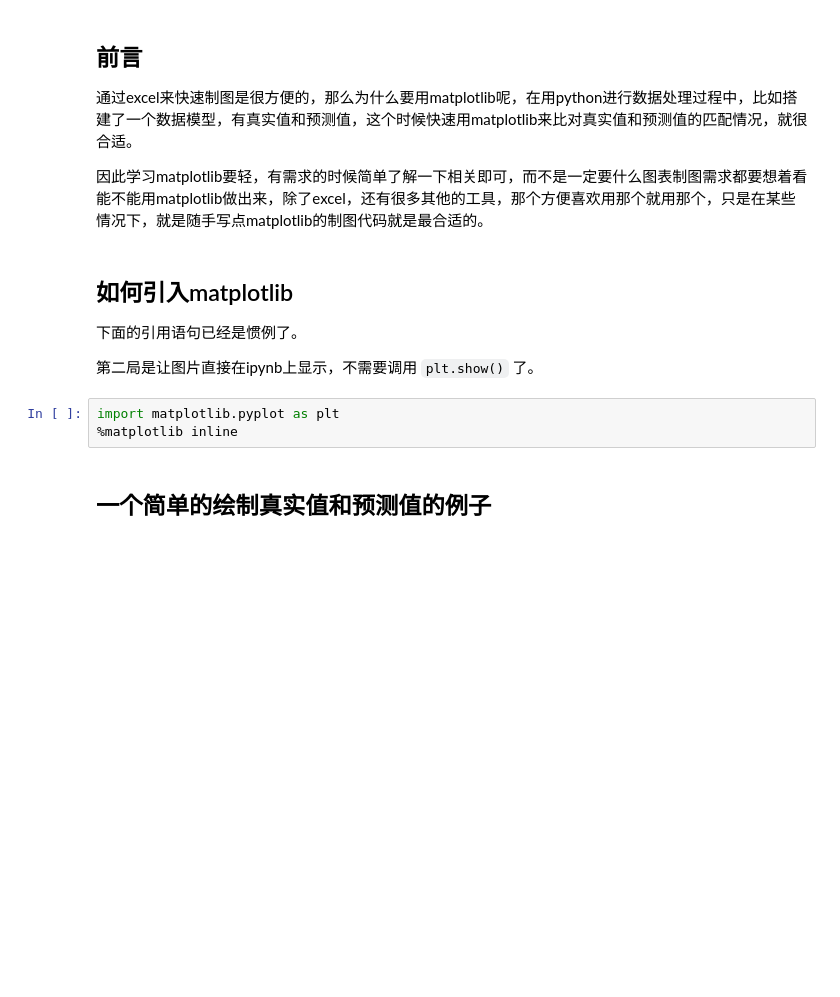
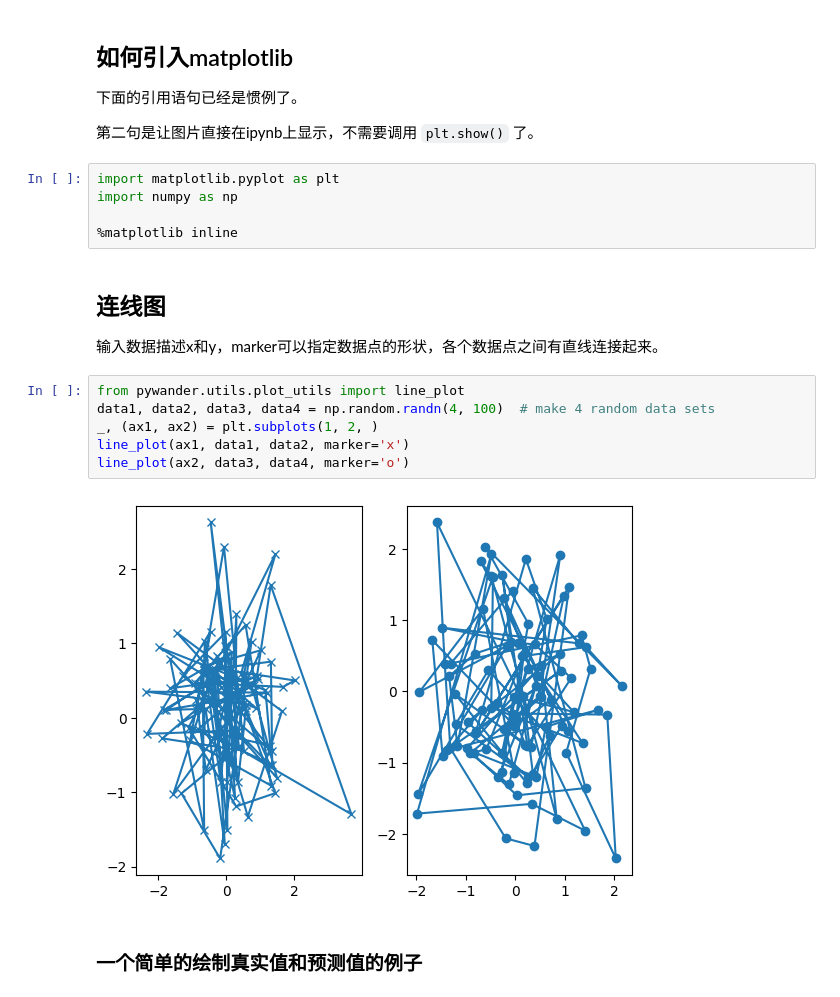
Before and after one commit to a358003542/ipynb_notebook, a Jupyter notebook: matplotlib_basic.ipynb, the cells around one changed output. Saved outputs shown, nothing was run; the diff lists cells and outputs as text; blank space fills up the shorter version.

```diff
--- a/matplotlib_basic.ipynb
+++ b/matplotlib_basic.ipynb
@@ -1,18 +1,26 @@
-# %% [markdown]
-## 前言
-通过excel来快速制图是很方便的，那么为什么要用matplotlib呢，在用python进行数据处理过程中，比如搭建了一个数据模型，有真实值和预测值，这个时候快速用matplotlib来比对真实值和预测值的匹配情况，就很合适。
-
-因此学习matplotlib要轻，有需求的时候简单了解一下相关即可，而不是一定要什么图表制图需求都要想着看能不能用matplotlib做出来，除了excel，还有很多其他的工具，那个方便喜欢用那个就用那个，只是在某些情况下，就是随手写点matplotlib的制图代码就是最合适的。
 # %% [markdown]
 ## 如何引入matplotlib
 下面的引用语句已经是惯例了。
 
-第二局是让图片直接在ipynb上显示，不需要调用 `plt.show()` 了。
+第二句是让图片直接在ipynb上显示，不需要调用 `plt.show()` 了。
 # %%
 import matplotlib.pyplot as plt
+import numpy as np
+
 %matplotlib inline
+# %% [markdown]
+## 连线图
+输入数据描述x和y，marker可以指定数据点的形状，各个数据点之间有直线连接起来。
+# %%
+from pywander.utils.plot_utils import line_plot
+data1, data2, data3, data4 = np.random.randn(4, 100)  # make 4 random data sets
+_, (ax1, ax2) = plt.subplots(1, 2, )
+line_plot(ax1, data1, data2, marker='x')
+line_plot(ax2, data3, data4, marker='o')
+# %% [output]
+[figure, added]
 # %% [markdown]
-## 一个简单的绘制真实值和预测值的例子
+### 一个简单的绘制真实值和预测值的例子
 # %%
 xdata = [1,2,3,4,5]
 ydata = [1.1,2.1,2.9,3.9,5.1]
```
Also changed, not shown: parts of 7 cells of this notebook, 5 other files.
